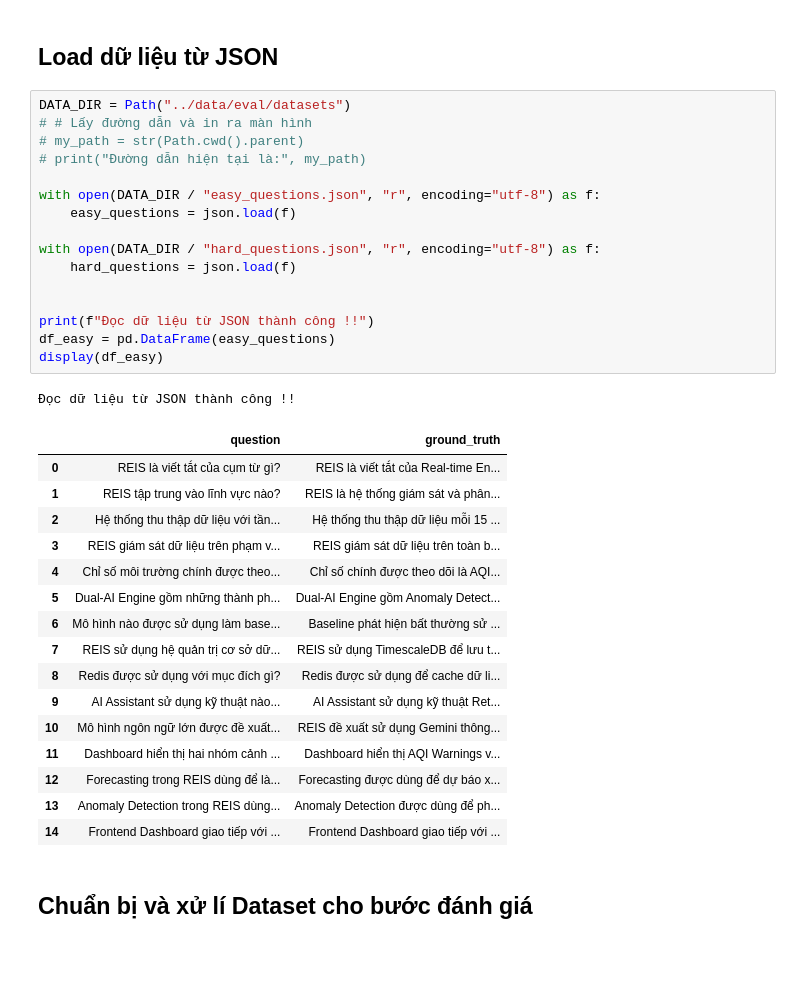
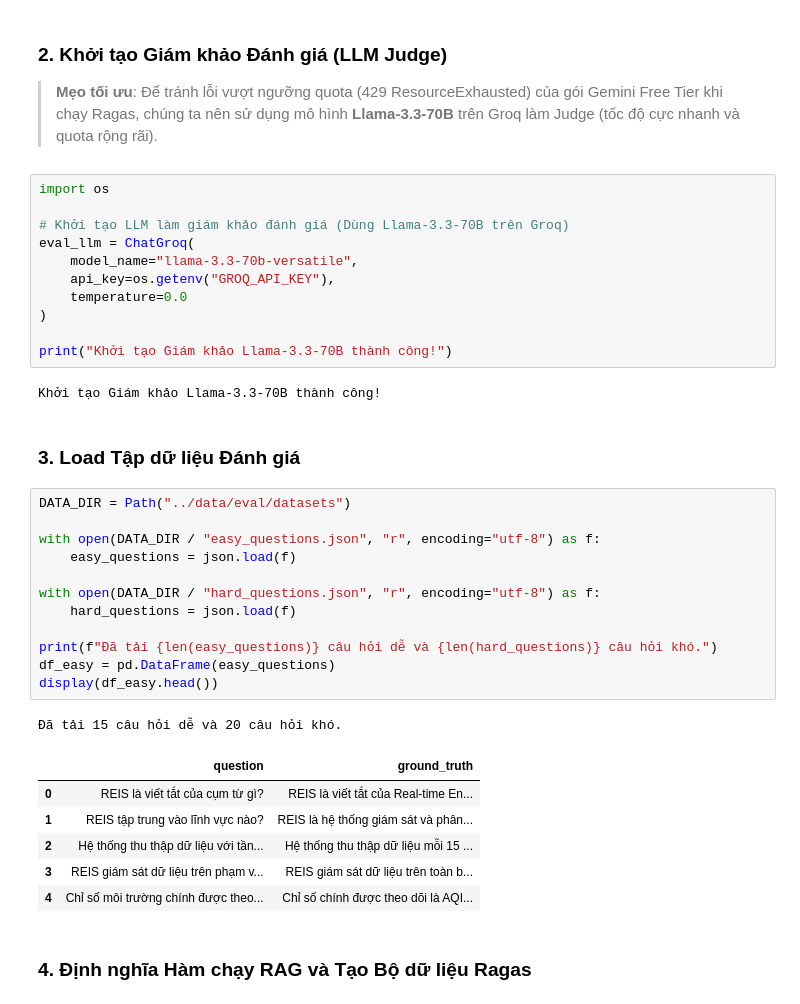
Before and after one commit to conluoi123/multi_modal_e_learning, a Jupyter notebook: notebooks/03_evaluate_rag.ipynb, the cells around one changed output. Cells and saved outputs as stored; diff of their text form; blank space fills up the shorter version.

```diff
--- a/notebooks/03_evaluate_rag.ipynb
+++ b/notebooks/03_evaluate_rag.ipynb
@@ -34,39 +76,42 @@ print(" Đã import các thư viện thành công!")
+# %% [markdown]
+### 2. Khởi tạo Giám khảo Đánh giá (LLM Judge)
+
+> **Mẹo tối ưu**: Để tránh lỗi vượt ngưỡng quota (429 ResourceExhausted) của gói Gemini Free Tier khi chạy Ragas, chúng ta nên sử dụng mô hình **Llama-3.3-70B** trên Groq làm Judge (tốc độ cực nhanh và quota rộng rãi).
+# %%
+import os
+
+# Khởi tạo LLM làm giám khảo đánh giá (Dùng Llama-3.3-70B trên Groq)
+eval_llm = ChatGroq(
+    model_name="llama-3.3-70b-versatile",
+    api_key=os.getenv("GROQ_API_KEY"),
+    temperature=0.0
+)
+
+print("Khởi tạo Giám khảo Llama-3.3-70B thành công!")
+# %% [output]
+Khởi tạo Giám khảo Llama-3.3-70B thành công!
 # %% [markdown]
-## Load dữ liệu từ JSON
+### 3. Load Tập dữ liệu Đánh giá
 # %%
 DATA_DIR = Path("../data/eval/datasets")
-# # Lấy đường dẫn và in ra màn hình
-# my_path = str(Path.cwd().parent)
-# print("Đường dẫn hiện tại là:", my_path)
 
 with open(DATA_DIR / "easy_questions.json", "r", encoding="utf-8") as f:
     easy_questions = json.load(f)
 
 with open(DATA_DIR / "hard_questions.json", "r", encoding="utf-8") as f:
     hard_questions = json.load(f)
 
-
-print(f"Đọc dữ liệu từ JSON thành công !!")
+print(f"Đã tải {len(easy_questions)} câu hỏi dễ và {len(hard_questions)} câu hỏi khó.")
 df_easy = pd.DataFrame(easy_questions)
-display(df_easy)
+display(df_easy.head())
 # %% [output]
-Đọc dữ liệu từ JSON thành công !!
+Đã tải 15 câu hỏi dễ và 20 câu hỏi khó.
 |  | question | ground_truth |
 | 0 | REIS là viết tắt của cụm từ gì? | REIS là viết tắt của Real-time En... |
 | 1 | REIS tập trung vào lĩnh vực nào? | REIS là hệ thống giám sát và phân... |
 | 2 | Hệ thống thu thập dữ liệu với tần... | Hệ thống thu thập dữ liệu mỗi 15 ... |
 | 3 | REIS giám sát dữ liệu trên phạm v... | REIS giám sát dữ liệu trên toàn b... |
 | 4 | Chỉ số môi trường chính được theo... | Chỉ số chính được theo dõi là AQI... |
-| 5 | Dual-AI Engine gồm những thành ph... | Dual-AI Engine gồm Anomaly Detect... |
-| 6 | Mô hình nào được sử dụng làm base... | Baseline phát hiện bất thường sử ... |
-| 7 | REIS sử dụng hệ quản trị cơ sở dữ... | REIS sử dụng TimescaleDB để lưu t... |
-| 8 | Redis được sử dụng với mục đích gì? | Redis được sử dụng để cache dữ li... |
-| 9 | AI Assistant sử dụng kỹ thuật nào... | AI Assistant sử dụng kỹ thuật Ret... |
-| 10 | Mô hình ngôn ngữ lớn được đề xuất... | REIS đề xuất sử dụng Gemini thông... |
-| 11 | Dashboard hiển thị hai nhóm cảnh ... | Dashboard hiển thị AQI Warnings v... |
-| 12 | Forecasting trong REIS dùng để là... | Forecasting được dùng để dự báo x... |
-| 13 | Anomaly Detection trong REIS dùng... | Anomaly Detection được dùng để ph... |
-| 14 | Frontend Dashboard giao tiếp với ... | Frontend Dashboard giao tiếp với ... |
-# %% [markdown]
-## Chuẩn bị và xử lí Dataset cho bước đánh giá
+# %% [markdown]
+### 4. Định nghĩa Hàm chạy RAG và Tạo Bộ dữ liệu Ragas
 # %%
```
Also changed, not shown: parts of 18 cells of this notebook, 25 other files.
